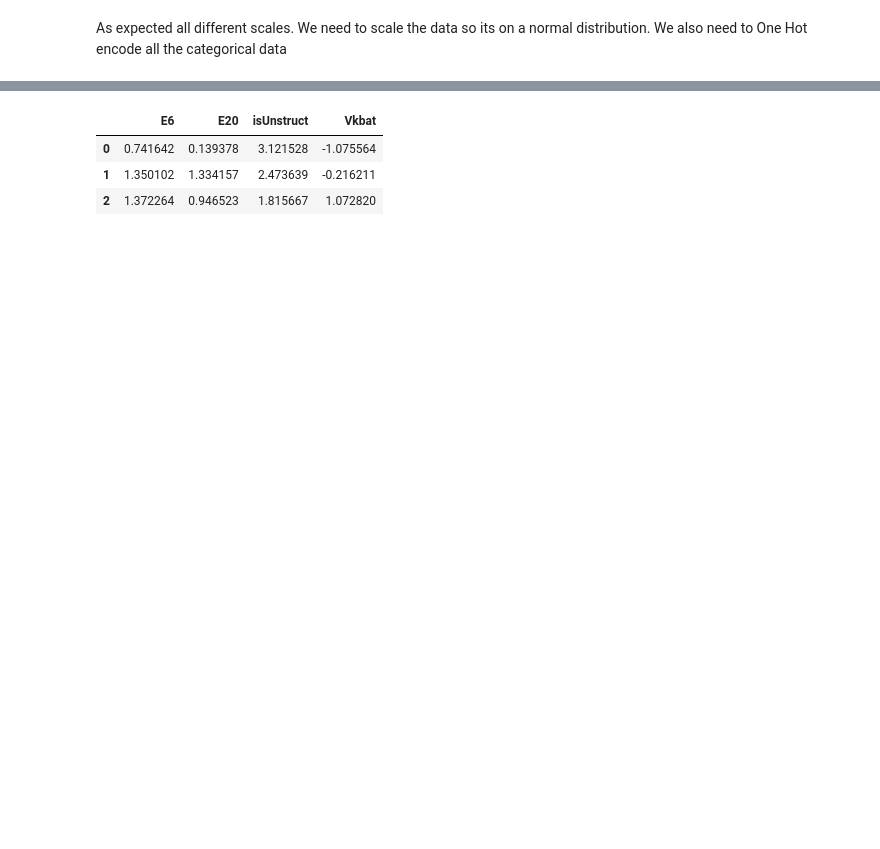
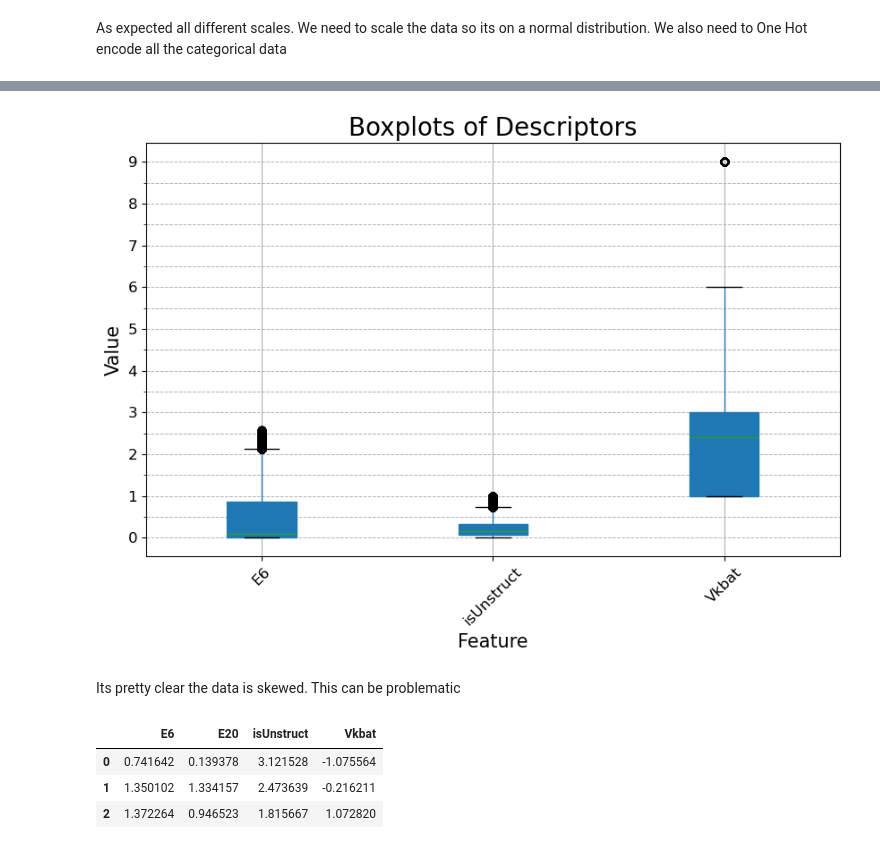
Before and after one commit to cristopher-d-delgado/research-LustigGroup-SJSU, a Jupyter notebook: modeling.ipynb, the cells around one changed output, grey strips where cells are left out. Drawn from its saved outputs; the diff is of its cells as text; code cells hidden in the pictures; blank space fills up the shorter version.

```diff
--- a/modeling.ipynb
+++ b/modeling.ipynb
@@ -236,3 +277,30 @@ As expected all different scales. We need to scale the data so its on a normal d
+# %%
+import matplotlib.ticker as ticker
+# Create boxplots for each column
+plt.figure(figsize=(10, 6))
+boxplot = data_quantitative2.boxplot(patch_artist=True, figsize=(6, 3))
+
+# Add titles and labels with custom font sizes
+plt.title('Boxplots of Descriptors', fontsize=20)
+plt.ylabel('Value', fontsize=15)
+plt.xlabel('Feature', fontsize=15)
+plt.xticks(rotation=45, fontsize=12)
+plt.yticks(fontsize=12)
+
+# Add minor ticks
+ax = plt.gca()
+ax.yaxis.set_major_locator(ticker.MultipleLocator(base=1))
+ax.yaxis.set_minor_locator(ticker.MultipleLocator(base=.5))
+#ax.yaxis.set_minor_formatter(ticker.NullFormatter())
+
+plt.grid(True, which='both', axis='y', linestyle='--', linewidth=0.7)
+
+# Show plot
+plt.show()
+# %% [output]
+[figure, added]
+# %% [markdown]
+Its pretty clear the data is skewed. This can be problematic
 # %%
 # Initialize Standard Scaler
 scaler = StandardScaler()
```
Also changed, not shown: parts of 11 cells of this notebook.
